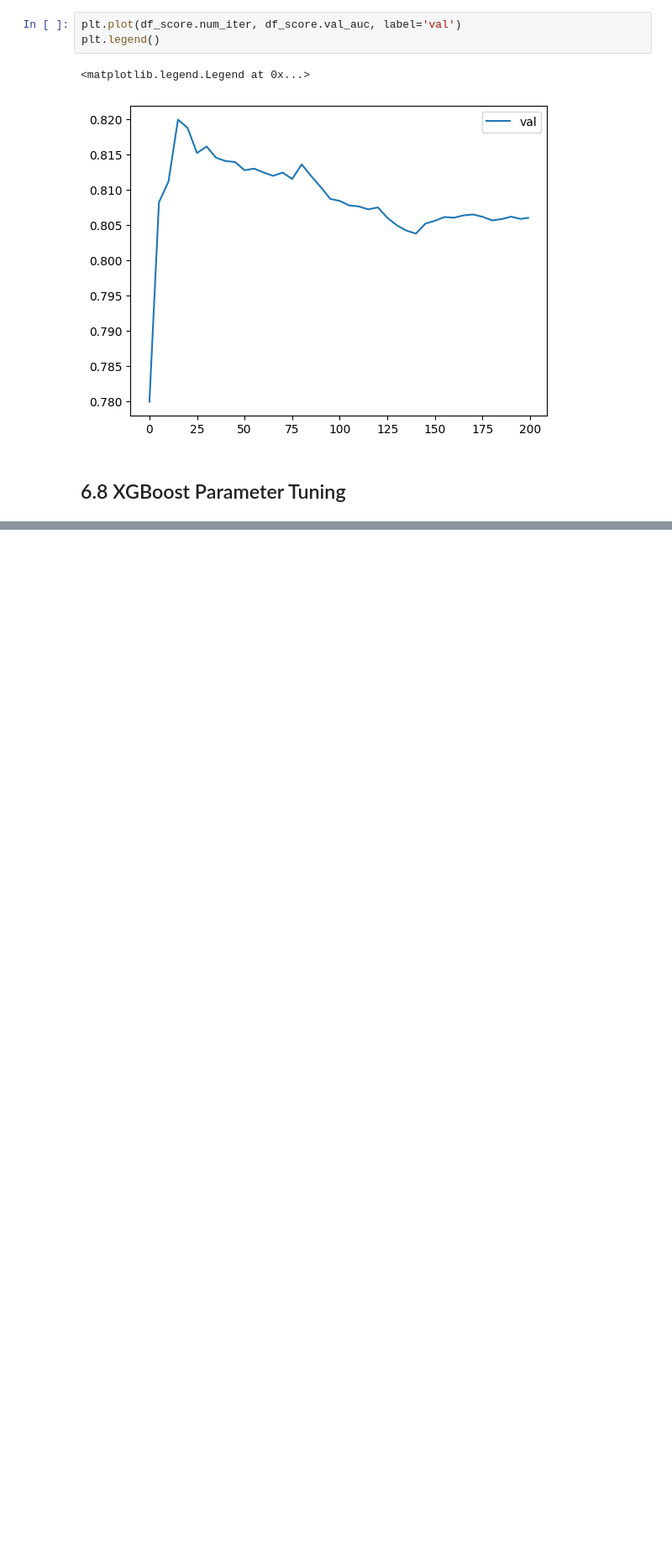
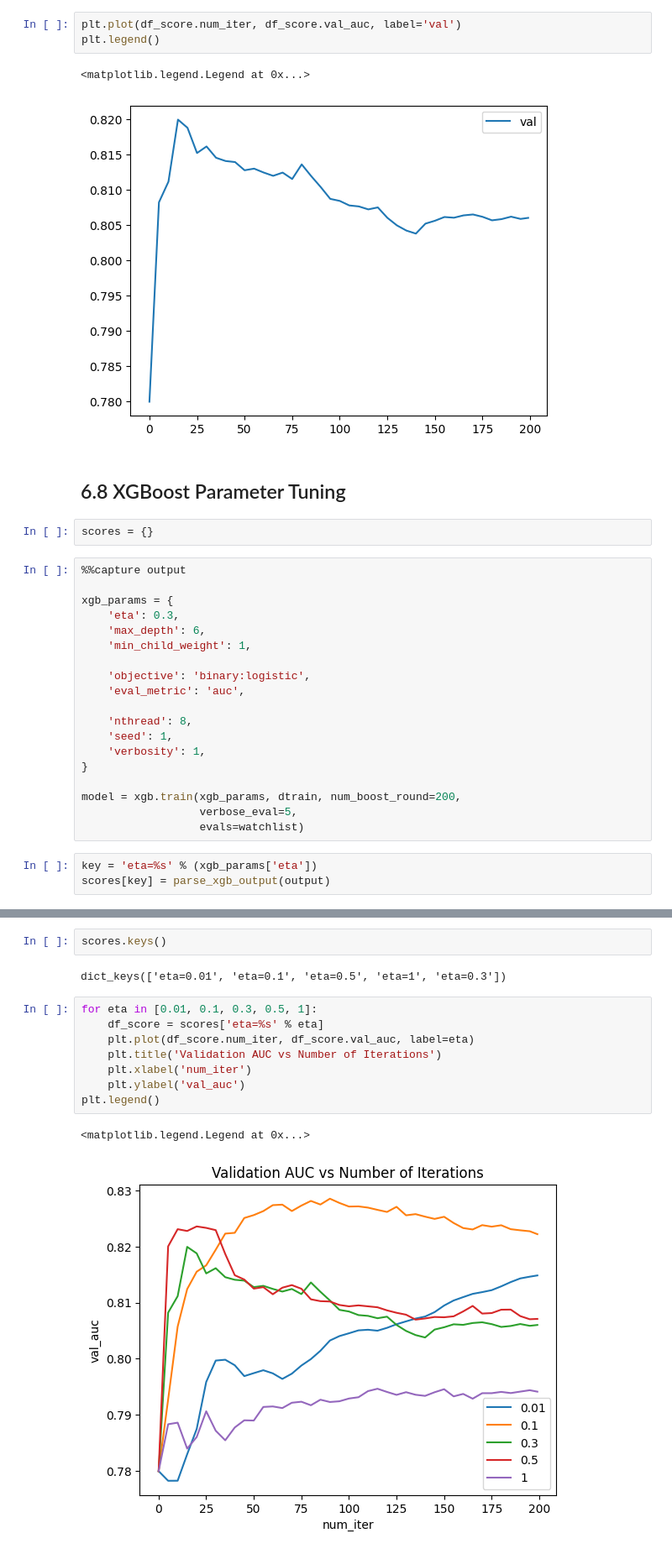
Before and after one commit to lautarocolli/machine-learning-zoomcamp-homework, a Jupyter notebook: 06-trees/notebook.ipynb, the cells around one changed output, grey strips where cells are left out. Shown at 84% size. Drawn from its saved outputs; the diff is of its cells as text; blank space fills up the shorter version.

Commit message:
6.8 - XGBoost Parameter Tuning

```diff
--- a/06-trees/notebook.ipynb
+++ b/06-trees/notebook.ipynb
@@ -457,3 +457,27 @@ plt.legend()
 [figure]
 # %% [markdown]
 ## 6.8 XGBoost Parameter Tuning
+# %%
+scores = {}
+# %%
+%%capture output
+
+xgb_params = {
+    'eta': 0.3,
+    'max_depth': 6,
+    'min_child_weight': 1,
+
+    'objective': 'binary:logistic',
+    'eval_metric': 'auc',
+
+    'nthread': 8,
+    'seed': 1,
+    'verbosity': 1,
+}
+
+model = xgb.train(xgb_params, dtrain, num_boost_round=200,
+                  verbose_eval=5,
+                  evals=watchlist)
+# %%
+key = 'eta=%s' % (xgb_params['eta'])
+scores[key] = parse_xgb_output(output)
@@ -459,0 +486,15 @@ plt.legend()
+# %%
+scores.keys()
+# %% [output]
+dict_keys(['eta=0.01', 'eta=0.1', 'eta=0.5', 'eta=1', 'eta=0.3'])
+# %%
+for eta in [0.01, 0.1, 0.3, 0.5, 1]:
+    df_score = scores['eta=%s' % eta]
+    plt.plot(df_score.num_iter, df_score.val_auc, label=eta)
+    plt.title('Validation AUC vs Number of Iterations')
+    plt.xlabel('num_iter')
+    plt.ylabel('val_auc')
+plt.legend()
+# %% [output]
+<matplotlib.legend.Legend at 0x...>
+[figure, added]
```
Also changed, not shown: parts of 17 cells of this notebook.
